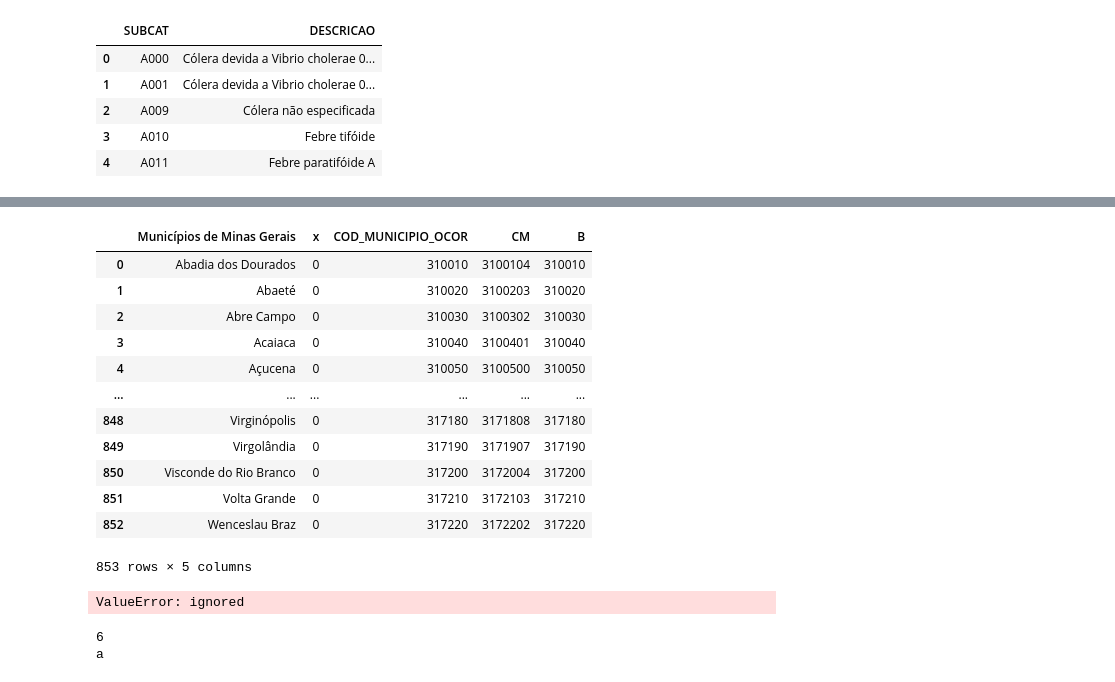
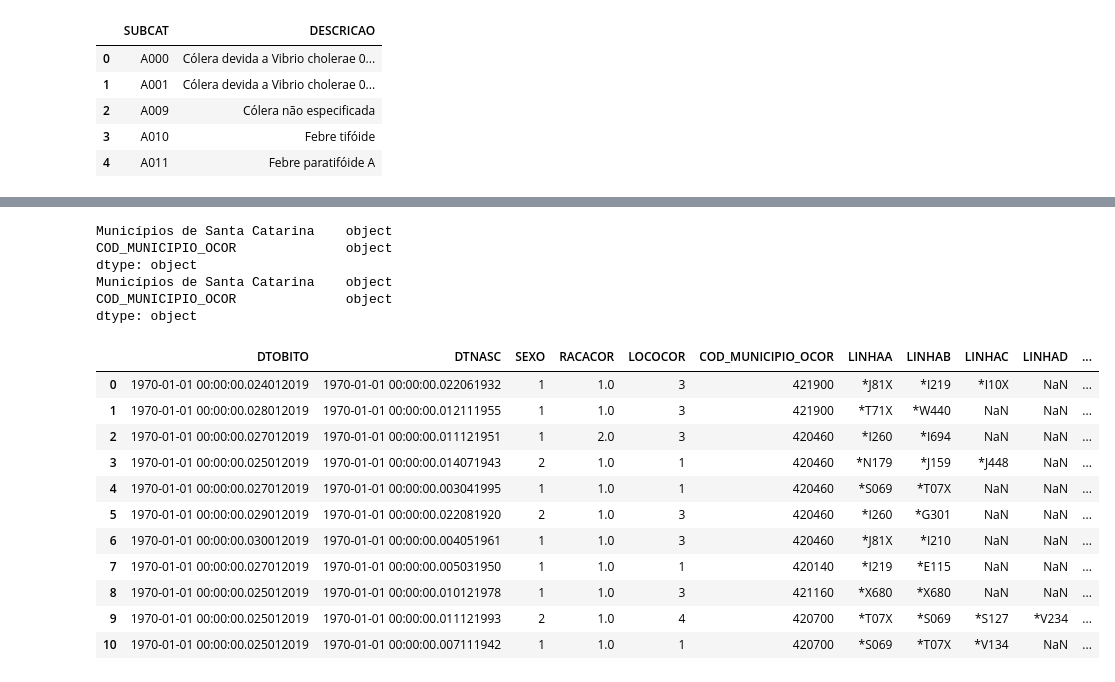
Before and after one commit to drianc/TCC-PUC-MINAS, a Jupyter notebook: TCC_Ciencia_Dados_PUC_Minas.ipynb, the cells around one changed output, grey strips where cells are left out. Cells and saved outputs as stored; diff of their text form; code cells hidden in the pictures.

```diff
--- a/TCC_Ciencia_Dados_PUC_Minas.ipynb
+++ b/TCC_Ciencia_Dados_PUC_Minas.ipynb
@@ -188,9 +226,9 @@ df_cid_alt.head()
 # %%
 #busca a tabelas tabelas do ibge
 df_ibge = pd.read_html('https://www.ibge.gov.br/explica/codigos-dos-municipios.php#MG')
-len(df_ibge)
+
 #buscar apenas Estado de Minas Gerais
-df_ibge_mg = df_ibge[13]
-
+df_ibge_mg = df_ibge[24]
+df_ibge_mg.to_csv('ibge_mg.csv')
 df_ibge_mg
 # %% [output]
@@ -223,37 +254,39 @@ df_ibge_mg["COD_MUNICIPIO_OCOR"] = df_ibge_mg["Códigos"].str[0:6]
-# %%
-df_ibge_mg = df_ibge_mg.drop(columns=['Códigos'])
-df_ibge_mg
-# %% [output]
-|  | Municípios de Minas Gerais | x | COD_MUNICIPIO_OCOR | CM | B |
-| 0 | Abadia dos Dourados | 0 | 310010 | 3100104 | 310010 |
-| 1 | Abaeté | 0 | 310020 | 3100203 | 310020 |
-| 2 | Abre Campo | 0 | 310030 | 3100302 | 310030 |
-| 3 | Acaiaca | 0 | 310040 | 3100401 | 310040 |
-| 4 | Açucena | 0 | 310050 | 3100500 | 310050 |
-| ... | ... | ... | ... | ... | ... |
-| 848 | Virginópolis | 0 | 317180 | 3171808 | 317180 |
-| 849 | Virgolândia | 0 | 317190 | 3171907 | 317190 |
-| 850 | Visconde do Rio Branco | 0 | 317200 | 3172004 | 317200 |
-| 851 | Volta Grande | 0 | 317210 | 3172103 | 317210 |
-| 852 | Wenceslau Braz | 0 | 317220 | 3172202 | 317220 |
-853 rows × 5 columns
+# %%
+df_ibge_mg['Códigos'] = df_ibge_mg['Códigos'].astype(str)
+df_ibge_mg["COD_MUNICIPIO_OCOR"] = df_ibge_mg["Códigos"].str[0:6]
+
+df_ibge_mg = df_ibge_mg.drop(columns=['Códigos'])
+df_ibge_mg['COD_MUNICIPIO_OCOR'] = df_ibge_mg['COD_MUNICIPIO_OCOR'].astype(str)
+df_ibge_mg
+
+print(df_ibge_mg.dtypes)
+
+df_ibge_mg
+
+print(df_ibge_mg.dtypes)
+# %% [output]
+Municípios de Santa Catarina    object
+COD_MUNICIPIO_OCOR              object
+dtype: object
+Municípios de Santa Catarina    object
+COD_MUNICIPIO_OCOR              object
+dtype: object
 # %%
 # Realizar o merge Dataframe df_Mort_2019_alt e df_cid_alt
 df_morte_2019_MG = pd.merge(df_Mort_2019_alt, df_ibge_mg, on='COD_MUNICIPIO_OCOR')
 
 #DataFrame meger
-print(df_morte_2019_MG)
+df_morte_2019_MG
 # %% [output]
-ValueError: ignored
+|  | DTOBITO | DTNASC | SEXO | RACACOR | LOCOCOR | COD_MUNICIPIO_OCOR | LINHAA | LINHAB | LINHAC | LINHAD | ... |
+| 0 | 1970-01-01 00:00:00.024012019 | 1970-01-01 00:00:00.022061932 | 1 | 1.0 | 3 | 421900 | *J81X | *I219 | *I10X | NaN | ... |
+| 1 | 1970-01-01 00:00:00.028012019 | 1970-01-01 00:00:00.012111955 | 1 | 1.0 | 3 | 421900 | *T71X | *W440 | NaN | NaN | ... |
+| 2 | 1970-01-01 00:00:00.027012019 | 1970-01-01 00:00:00.011121951 | 1 | 2.0 | 3 | 420460 | *I260 | *I694 | NaN | NaN | ... |
+| 3 | 1970-01-01 00:00:00.025012019 | 1970-01-01 00:00:00.014071943 | 2 | 1.0 | 1 | 420460 | *N179 | *J159 | *J448 | NaN | ... |
+| 4 | 1970-01-01 00:00:00.027012019 | 1970-01-01 00:00:00.003041995 | 1 | 1.0 | 1 | 420460 | *S069 | *T07X | NaN | NaN | ... |
+| 5 | 1970-01-01 00:00:00.029012019 | 1970-01-01 00:00:00.022081920 | 2 | 1.0 | 3 | 420460 | *I260 | *G301 | NaN | NaN | ... |
+| 6 | 1970-01-01 00:00:00.030012019 | 1970-01-01 00:00:00.004051961 | 1 | 1.0 | 3 | 420460 | *J81X | *I210 | NaN | NaN | ... |
+| 7 | 1970-01-01 00:00:00.027012019 | 1970-01-01 00:00:00.005031950 | 1 | 1.0 | 1 | 420140 | *I219 | *E115 | NaN | NaN | ... |
+| 8 | 1970-01-01 00:00:00.025012019 | 1970-01-01 00:00:00.010121978 | 1 | 1.0 | 3 | 421160 | *X680 | *X680 | NaN | NaN | ... |
+| 9 | 1970-01-01 00:00:00.025012019 | 1970-01-01 00:00:00.011121993 | 2 | 1.0 | 4 | 420700 | *T07X | *S069 | *S127 | *V234 | ... |
+| 10 | 1970-01-01 00:00:00.025012019 | 1970-01-01 00:00:00.007111942 | 1 | 1.0 | 1 | 420700 | *S069 | *T07X | *V134 | NaN | ... |
-# %%
-fruta = "Banana"
-print(len(fruta))
-
-
-fruta = "Banana"
-sz = len(fruta)
-lastch = fruta[sz-1]
-print(lastch)
-# %% [output]
-6
-a
```
Also changed, not shown: parts of 12 cells of this notebook.
